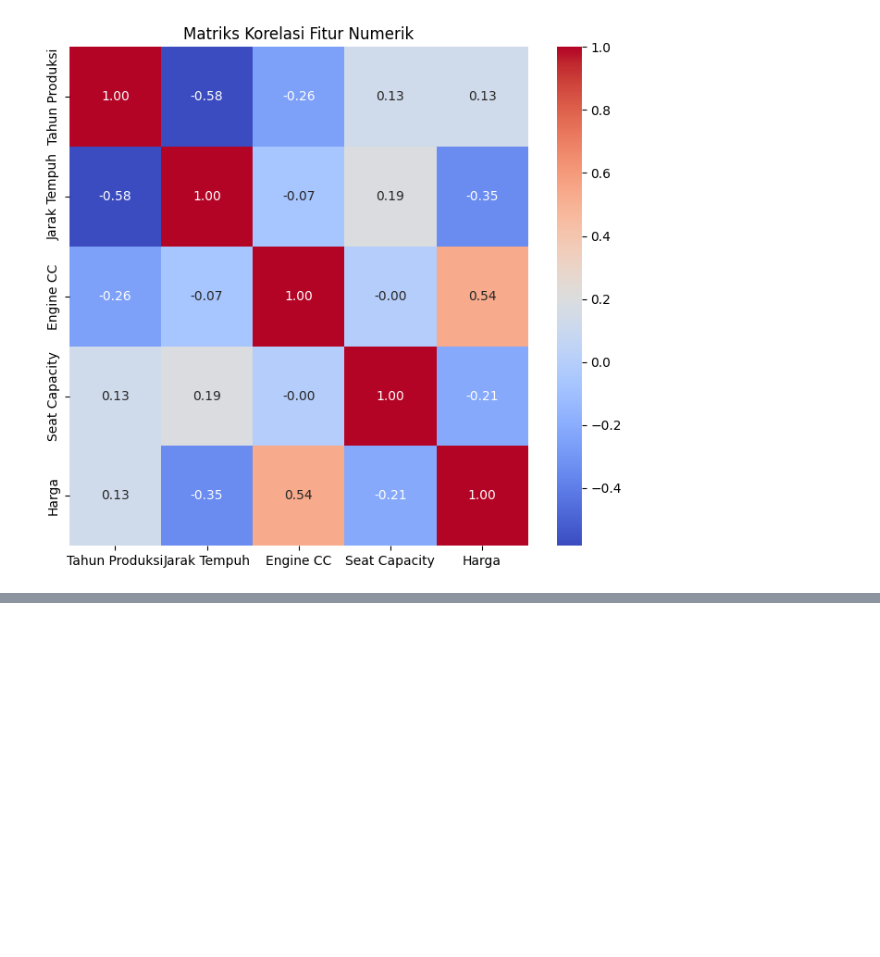
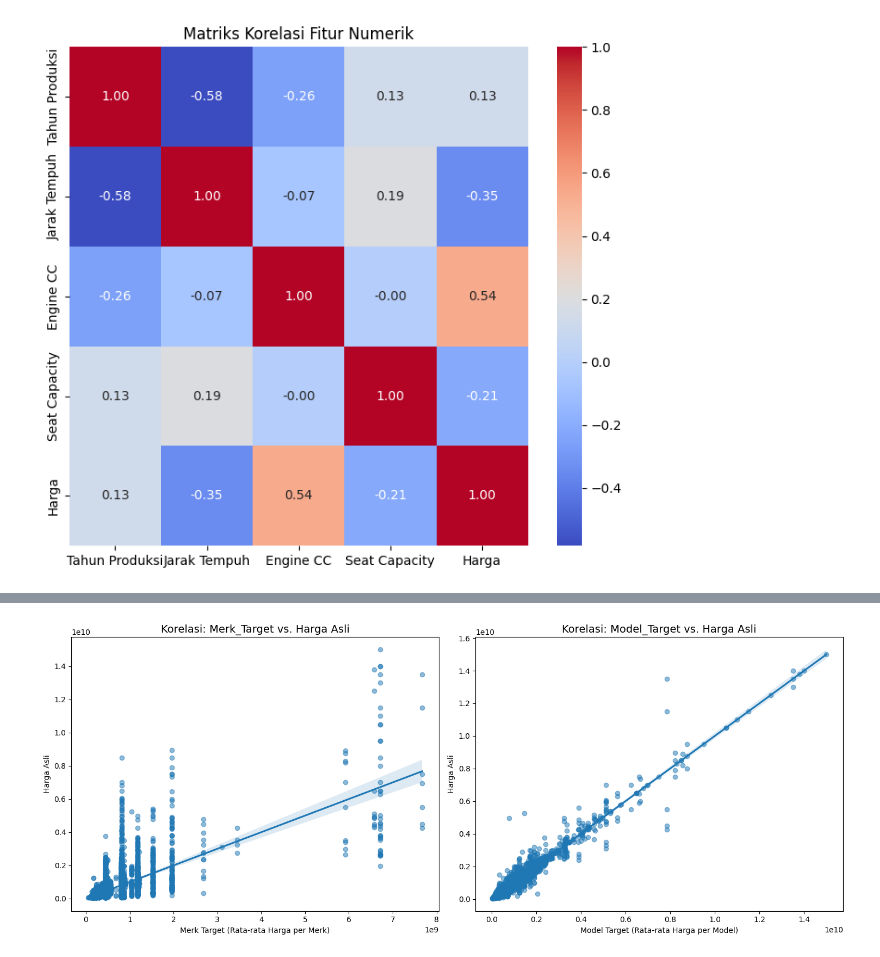
Before and after one commit to Mr-SyamaIdzar/Data-Science__Final-Project, a Jupyter notebook: app.ipynb, the cells around one changed output, grey strips where cells are left out. Cells and saved outputs as stored; diff of their text form; code cells hidden in the pictures; blank space fills up the shorter version.

```diff
--- a/app.ipynb
+++ b/app.ipynb
@@ -313,0 +464,6 @@ Name: Harga, dtype: float64
+# %%
+# Asumsikan tahun saat ini adalah 2025
+TAHUN_SAAT_INI = 2025
+df['Umur Mobil'] = TAHUN_SAAT_INI - df['Tahun Produksi']
+# Setelah ini, kolom 'Tahun Produksi' dapat dipertimbangkan untuk dihapus
+df.head()
@@ -313,0 +523,10 @@ Name: Harga, dtype: float64
+# %%
+# Target Encoding memerlukan nilai rata-rata dari Harga
+# Catatan: Gunakan cross-validation atau smoothing untuk mencegah kebocoran data
+merk_mean_harga = df.groupby('Merk')['Harga'].transform('mean')
+df['Merk_Target'] = merk_mean_harga
+
+model_mean_harga = df.groupby('Model')['Harga'].transform('mean')
+df['Model_Target'] = model_mean_harga
+
+# Setelah ini, kolom asli 'Merk' dan 'Model' dapat dipertimbangkan untuk dihapus
@@ -313,0 +540,25 @@ Name: Harga, dtype: float64
+# %%
+# Pastikan kolom-kolom Target Encoding sudah ada di df
+# diasumsikan kolom 'Merk_Target' dan 'Model_Target' sudah dihitung
+
+plt.figure(figsize=(15, 6))
+
+# Plot 1: Korelasi antara Merk_Target (Rata-rata Harga per Merk) dan Harga Asli
+plt.subplot(1, 2, 1)
+# Menggunakan regplot untuk menampilkan garis regresi linier
+sns.regplot(x='Merk_Target', y='Harga', data=df, scatter_kws={'alpha':0.5})
+plt.title('Korelasi: Merk_Target vs. Harga Asli', fontsize=14)
+plt.xlabel('Merk Target (Rata-rata Harga per Merk)')
+plt.ylabel('Harga Asli')
+
+# Plot 2: Korelasi antara Model_Target (Rata-rata Harga per Model) dan Harga Asli
+plt.subplot(1, 2, 2)
+sns.regplot(x='Model_Target', y='Harga', data=df, scatter_kws={'alpha':0.5})
+plt.title('Korelasi: Model_Target vs. Harga Asli', fontsize=14)
+plt.xlabel('Model Target (Rata-rata Harga per Model)')
+plt.ylabel('Harga Asli')
+
+plt.tight_layout()
+plt.show()
+# %% [output]
+[figure, added]
```
Also changed, not shown: parts of 13 cells of this notebook.
